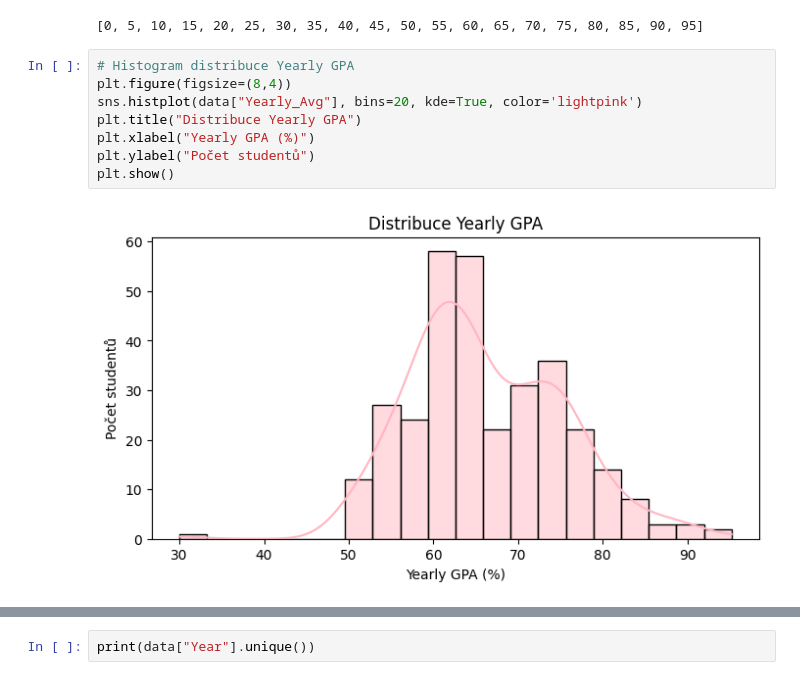
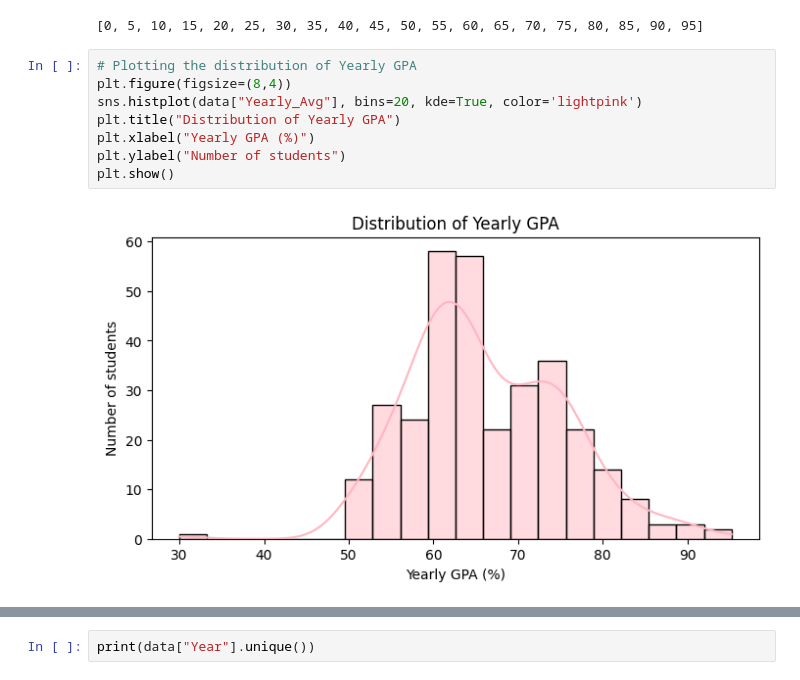
Before and after one commit to Gabi395/python, a Jupyter notebook: notebooks/stats_survey.ipynb, the cells around one changed output, grey strips where cells are left out. Saved outputs shown, nothing was run; the diff lists cells and outputs as text.

```diff
--- a/notebooks/stats_survey.ipynb
+++ b/notebooks/stats_survey.ipynb
@@ -243,13 +243,13 @@ list(range(0, 100, 5))
 # %% [output]
 [0, 5, 10, 15, 20, 25, 30, 35, 40, 45, 50, 55, 60, 65, 70, 75, 80, 85, 90, 95]
 # %%
-# Histogram distribuce Yearly GPA
+# Plotting the distribution of Yearly GPA
 plt.figure(figsize=(8,4))
 sns.histplot(data["Yearly_Avg"], bins=20, kde=True, color='lightpink')
-plt.title("Distribuce Yearly GPA")
+plt.title("Distribution of Yearly GPA")
 plt.xlabel("Yearly GPA (%)")
-plt.ylabel("Počet studentů")
+plt.ylabel("Number of students")
 plt.show()
 # %% [output]
-[figure, old version]
+[figure, new version]
 # %%
```
Also changed, not shown: parts of 32 cells of this notebook.
